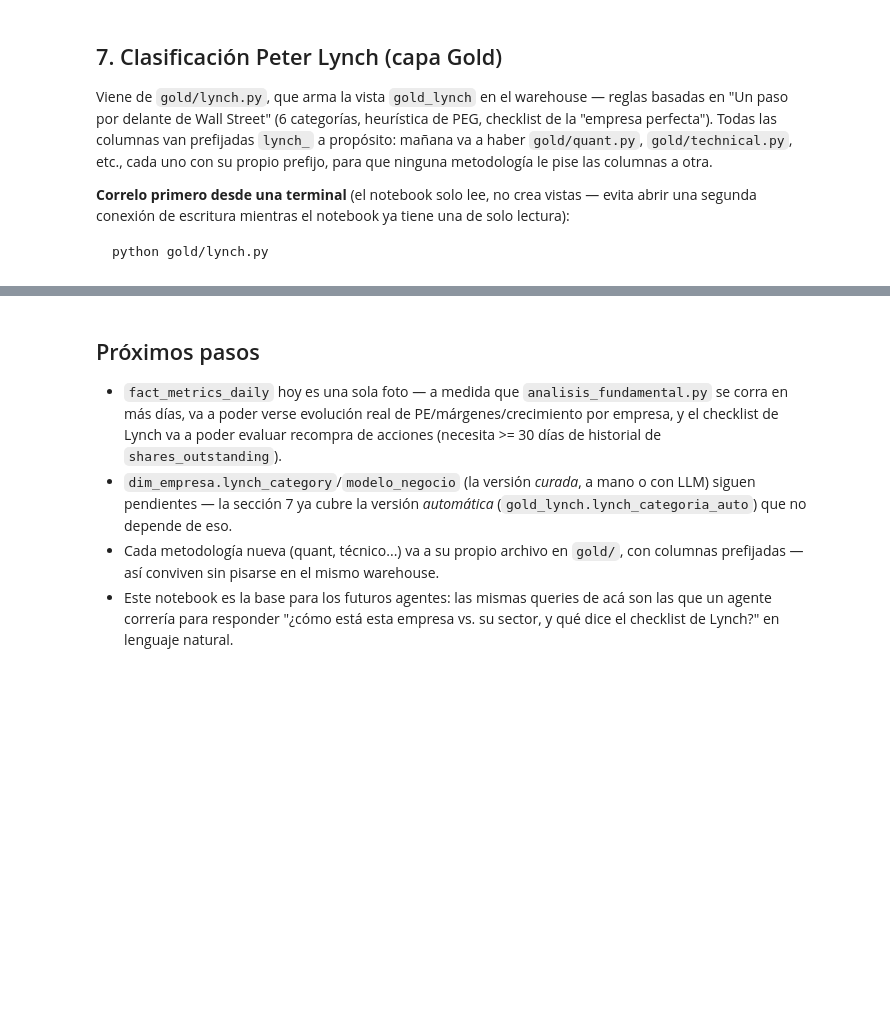
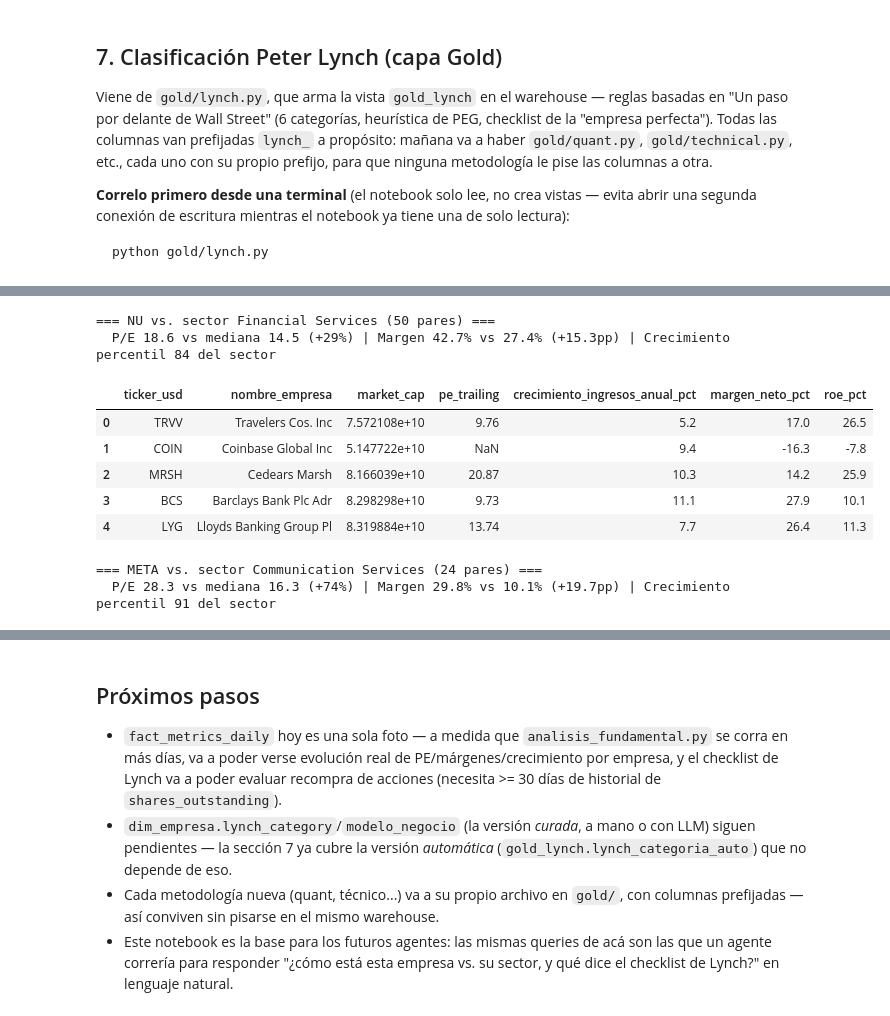
Before and after one commit to esfer98/cedears-data-pipeline, a Jupyter notebook: notebooks/eda_cedears.ipynb, the cells around one changed output, grey strips where cells are left out. Drawn from its saved outputs; the diff is of its cells as text; code cells hidden in the pictures; blank space fills up the shorter version.

```diff
--- a/notebooks/eda_cedears.ipynb
+++ b/notebooks/eda_cedears.ipynb
@@ -377,0 +442,30 @@ Activo oculto potencial (0 < P/B < 1): 28 empresas
+# %%
+import sys
+sys.path.insert(0, "..")
+from gold.comparables import SQL_VISTA as SQL_COMPARABLES, pares_similares
+
+comp = con.execute(SQL_COMPARABLES.replace("CREATE OR REPLACE VIEW", "CREATE OR REPLACE TEMP VIEW"))
+# TEMP VIEW porque esta conexion es read_only: no puede escribir vistas
+# permanentes en el archivo, pero una vista temporal solo vive en la sesion.
+
+for ticker in ["NU", "META"]:
+    fila = con.execute("SELECT * FROM gold_comparables WHERE ticker_usd = ?", [ticker]).fetchdf().iloc[0]
+    print(f"=== {ticker} vs. sector {fila['sector']} ({fila['comp_pares_en_sector']} pares) ===")
+    print(f"  P/E {fila['pe_trailing']:.1f} vs mediana {fila['comp_pe_mediana_sector']:.1f} "
+          f"({fila['comp_pe_vs_sector_pct']:+.0f}%) | "
+          f"Margen {fila['margen_neto_pct']:.1f}% vs {fila['comp_margen_neto_mediana_sector']:.1f}% "
+          f"({fila['comp_margen_vs_sector_pp']:+.1f}pp) | "
+          f"Crecimiento percentil {fila['comp_percentil_crecimiento_en_sector']:.0f} del sector")
+    display(pares_similares(con, ticker))
+    print()
+# %% [output]
+=== NU vs. sector Financial Services (50 pares) ===
+  P/E 18.6 vs mediana 14.5 (+29%) | Margen 42.7% vs 27.4% (+15.3pp) | Crecimiento percentil 84 del sector
+|  | ticker_usd | nombre_empresa | market_cap | pe_trailing | crecimiento_ingresos_anual_pct | margen_neto_pct | roe_pct |
+| 0 | TRVV | Travelers Cos. Inc | 7.572108e+10 | 9.76 | 5.2 | 17.0 | 26.5 |
+| 1 | COIN | Coinbase Global Inc | 5.147722e+10 | NaN | 9.4 | -16.3 | -7.8 |
+| 2 | MRSH | Cedears Marsh | 8.166039e+10 | 20.87 | 10.3 | 14.2 | 25.9 |
+| 3 | BCS | Barclays Bank Plc Adr | 8.298298e+10 | 9.73 | 11.1 | 27.9 | 10.1 |
+| 4 | LYG | Lloyds Banking Group Pl | 8.319884e+10 | 13.74 | 7.7 | 26.4 | 11.3 |
+=== META vs. sector Communication Services (24 pares) ===
+  P/E 28.3 vs mediana 16.3 (+74%) | Margen 29.8% vs 10.1% (+19.7pp) | Crecimiento percentil 91 del sector
```
Also changed, not shown: parts of 15 cells of this notebook, 1 other file.
